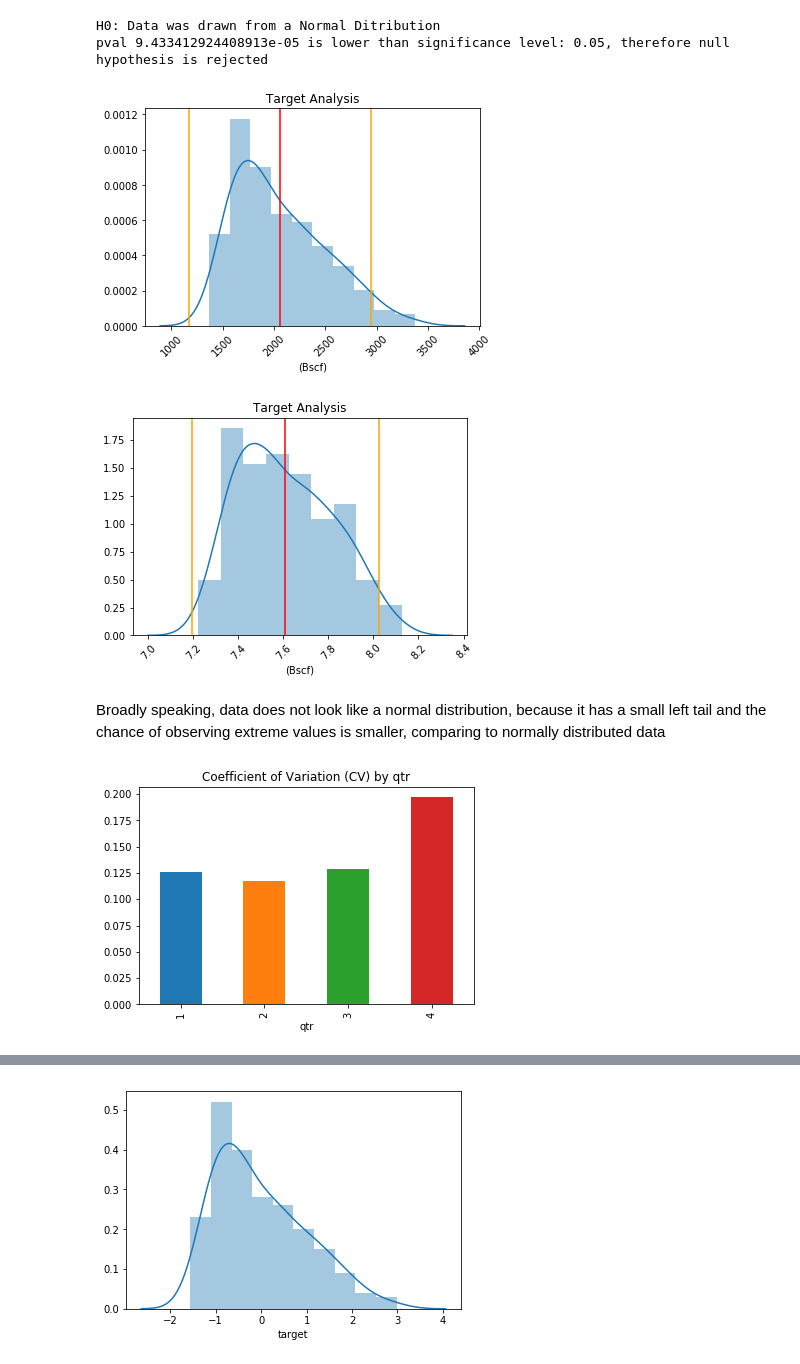
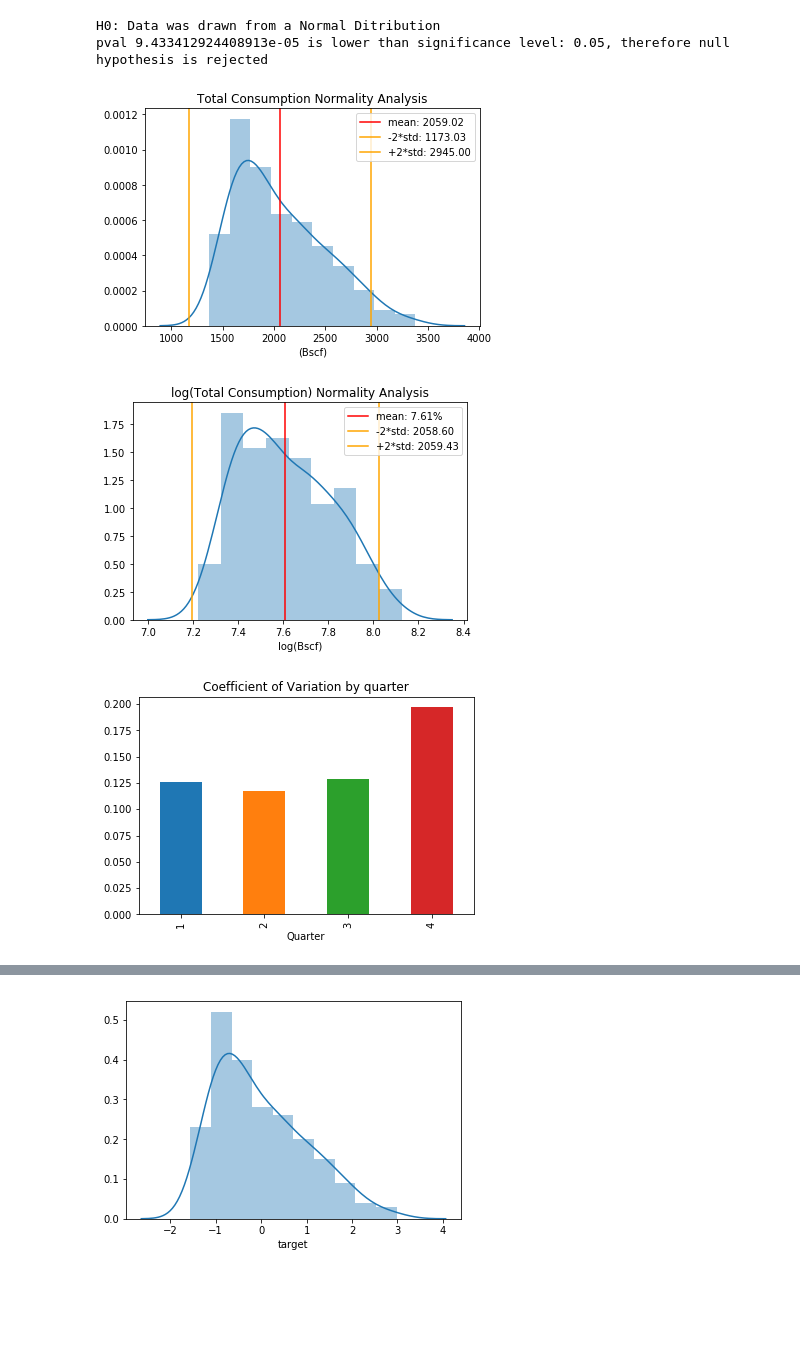
Before and after one commit to jwaliaga/NatGasDemandForcast, a Jupyter notebook: Notebooks/Patricia/USDemandForecast.ipynb, the cells around one changed output, grey strips where cells are left out. Drawn from its saved outputs; the diff is of its cells as text; code cells hidden in the pictures; blank space fills up the shorter version.

```diff
--- a/Notebooks/Patricia/USDemandForecast.ipynb
+++ b/Notebooks/Patricia/USDemandForecast.ipynb
@@ -95,34 +88,38 @@ pval 9.433412924408913e-05 is lower than significance level: 0.05, therefore nul
 # %%
 # histogram of unaltered data
 sns.distplot(data["energy"])
-plt.title("Target Analysis")
-plt.xticks(rotation=45)
+plt.title("Total Consumption Normality Analysis")
+plt.xticks(rotation=0)
 plt.xlabel("(Bscf)")
-plt.axvline(x=mean, color='r', linestyle='-', label="\mu: {0:.2f}%".format(mean))
-plt.axvline(x=mean+2*std, color='orange', linestyle='-')
-plt.axvline(x=mean-2*std, color='orange', linestyle='-')
+plt.axvline(x=mean, color='r', linestyle='-', label="mean: {0:.2f}".format(mean))
+plt.axvline(x=mean+2*std, color='orange', linestyle='-',label="-2*std: {0:.2f}".format(mean-2*std))
+plt.axvline(x=mean-2*std, color='orange', linestyle='-',label="+2*std: {0:.2f}".format(mean+2*std))
+plt.legend()
+plt.savefig('../../images/total_consumption_histogram.png', bbox_inches="tight")
 plt.show()
 # %% [output]
-[figure, old version]
+[figure, new version]
 # %%
 # histogram of log of data
 sns.distplot(data["log(energy)"])
-plt.title("Target Analysis")
-plt.xticks(rotation=45)
-plt.xlabel("(Bscf)")
-plt.axvline(x=mean_of_log, color='r', linestyle='-', label="\mu: {0:.2f}%".format(mean_of_log))
-plt.axvline(x=mean_of_log+2*std_of_log, color='orange', linestyle='-')
-plt.axvline(x=mean_of_log-2*std_of_log, color='orange', linestyle='-')
+plt.title("log(Total Consumption) Normality Analysis")
+plt.xticks(rotation=0)
+plt.xlabel("log(Bscf)")
+plt.axvline(x=mean_of_log, color='r', linestyle='-', label="mean: {0:.2f}%".format(mean_of_log))
+plt.axvline(x=mean_of_log+2*std_of_log, color='orange', linestyle='-',label="-2*std: {0:.2f}".format(mean-2*std_of_log))
+plt.axvline(x=mean_of_log-2*std_of_log, color='orange', linestyle='-',label="+2*std: {0:.2f}".format(mean+2*std_of_log))
+plt.legend()
+plt.savefig('../../images/log_of_total_consumption_histogram.png', bbox_inches="tight")
 plt.show()
 # %% [output]
-[figure, old version]
+[figure, new version]
-# %% [markdown]
-Broadly speaking, data does not look like a normal distribution, because it has a small left tail and the chance of observing extreme values is smaller, comparing to normally distributed data
 # %%
 data.groupby("qtr")["energy"].std().divide(data.groupby("qtr")["energy"].mean()).plot(kind="bar")
-plt.title("Coefficient of Variation (CV) by qtr")
+plt.title("Coefficient of Variation by quarter")
+plt.xlabel("Quarter")
+plt.savefig('../../images/CV_by_quarter.png', bbox_inches="tight")
 plt.show()
 # %% [output]
-[figure, old version]
+[figure, new version]
 # %%
 data.groupby("month")["energy"].std().divide(data.groupby("month")["energy"].mean()).plot(kind="bar")
```
Also changed, not shown: parts of 79 cells of this notebook, 22 other files.
